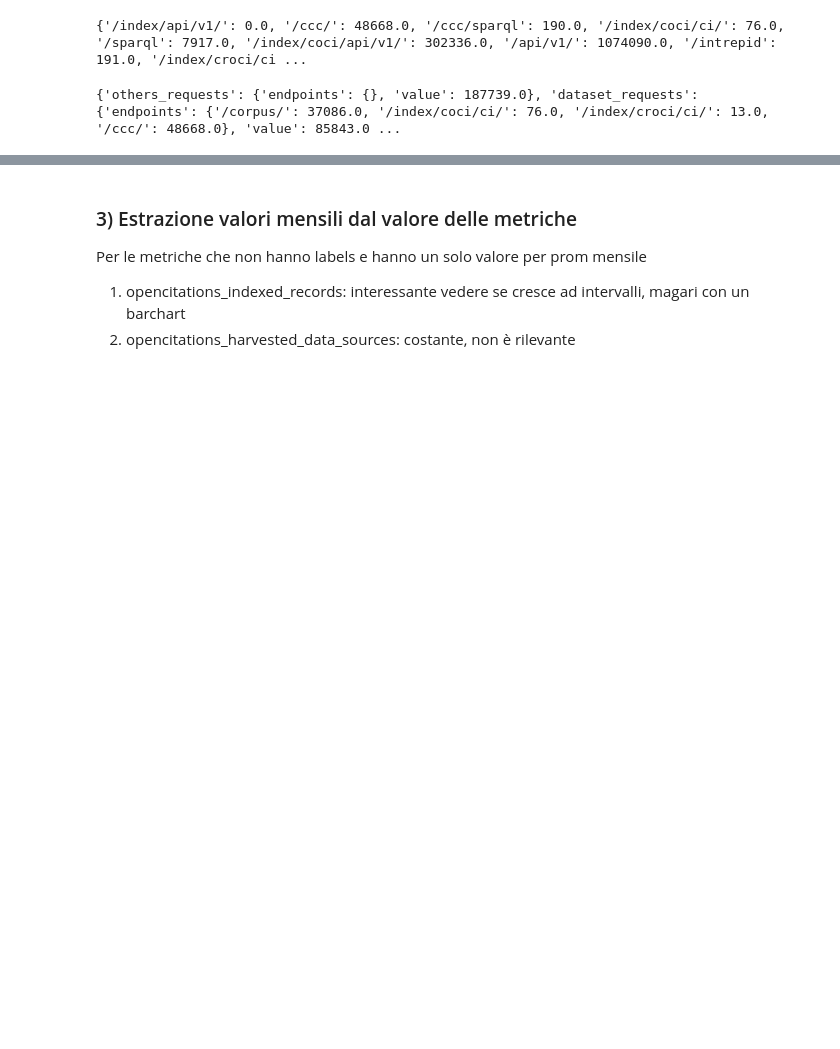
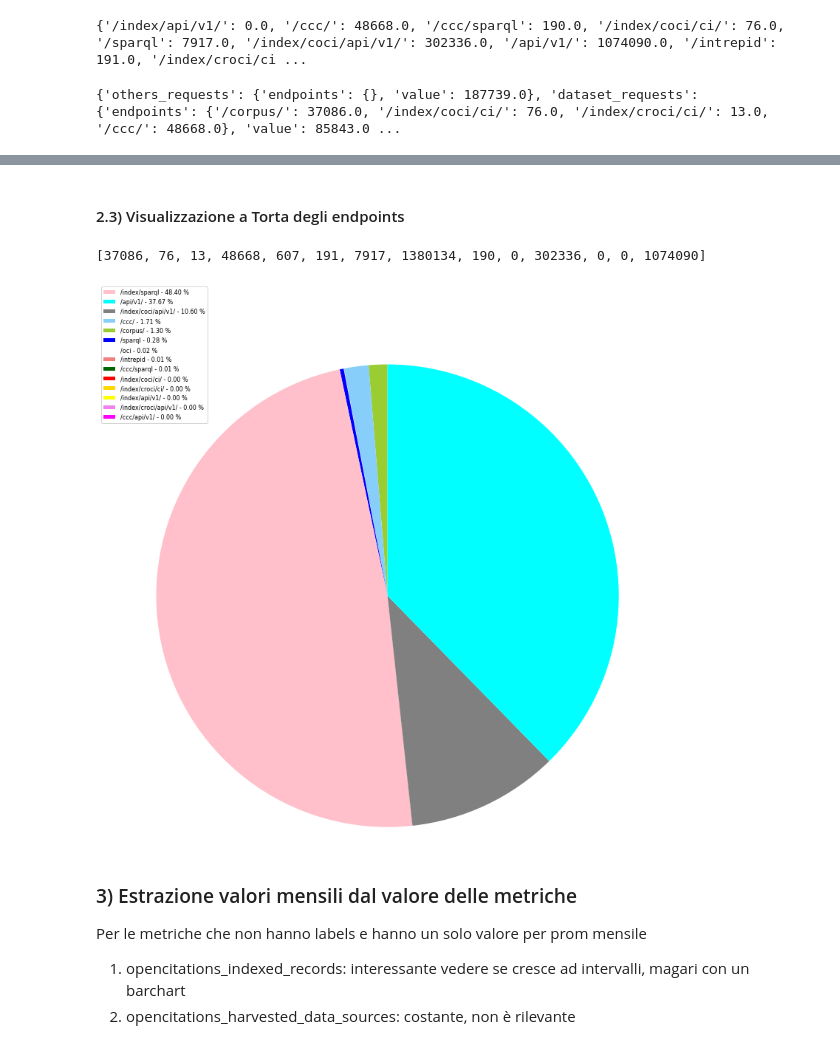
Before and after one commit to ariannamorettj/OC_Notebook, a Jupyter notebook: OC_AM_notebook.ipynb, the cells around one changed output, grey strips where cells are left out. Cells and saved outputs as stored; diff of their text form; code cells hidden in the pictures; blank space fills up the shorter version.

```diff
--- a/OC_AM_notebook.ipynb
+++ b/OC_AM_notebook.ipynb
@@ -1510,3 +1512,39 @@ plt.show()
+# %% [markdown]
+#### 2.3) Visualizzazione a Torta degli endpoints
+# %%
+import matplotlib.pyplot as plt
+labels = []
+sizes = []
+for k,v in counter_total_dict.items():
+    for i,j in v.items():
+        if i == "endpoints":
+            for f,e in j.items():
+                labels.append(f)
+                sizes.append(int(e))
+print(sizes)
+
+
+y = np.array(sizes)
+
+
+colors = ['yellowgreen','red','gold','lightskyblue','white','lightcoral','blue','pink', 'darkgreen','yellow','grey','violet','magenta','cyan']
+
+porcent = 100.*y/y.sum()
+labels = ['{0} - {1:1.2f} %'.format(i,j) for i,j in zip(labels, porcent)]
+explode = (0, 0, 0, 0, 0, 0, 0, 0, 0, 0.1, 0, 0, 0, 0.1)
+patches, texts = plt.pie(sizes, colors=colors, startangle=90, radius=1.2)
+sort_legend = True
+if sort_legend:
+    patches, labels, dummy =  zip(*sorted(zip(patches, labels, sizes),
+                                          key=lambda sizes: sizes[2],
+                                          reverse=True))
+
+plt.legend(patches, labels, loc='center left', bbox_to_anchor=(-0.1, 1.),
+           fontsize=8)
+plt.show()
+# %% [output]
+[37086, 76, 13, 48668, 607, 191, 7917, 1380134, 190, 0, 302336, 0, 0, 1074090]
+[figure, added]
 # %% [markdown]
 ### 3) Estrazione valori mensili dal valore delle metriche
 Per le metriche che non hanno labels e hanno un solo valore per prom mensile
```
Also changed, not shown: parts of 10 cells of this notebook, 1 other file.
